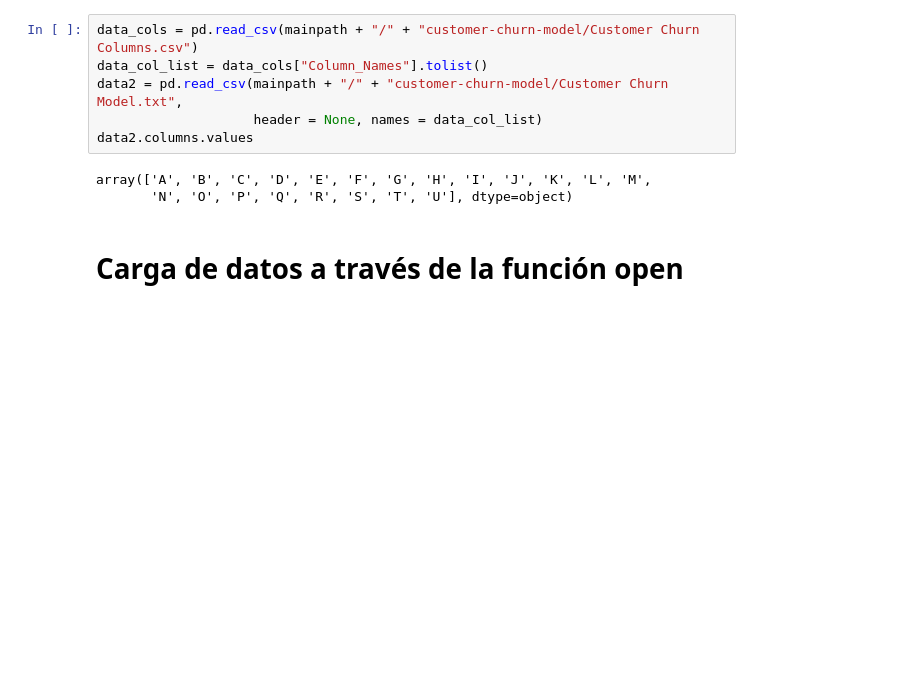
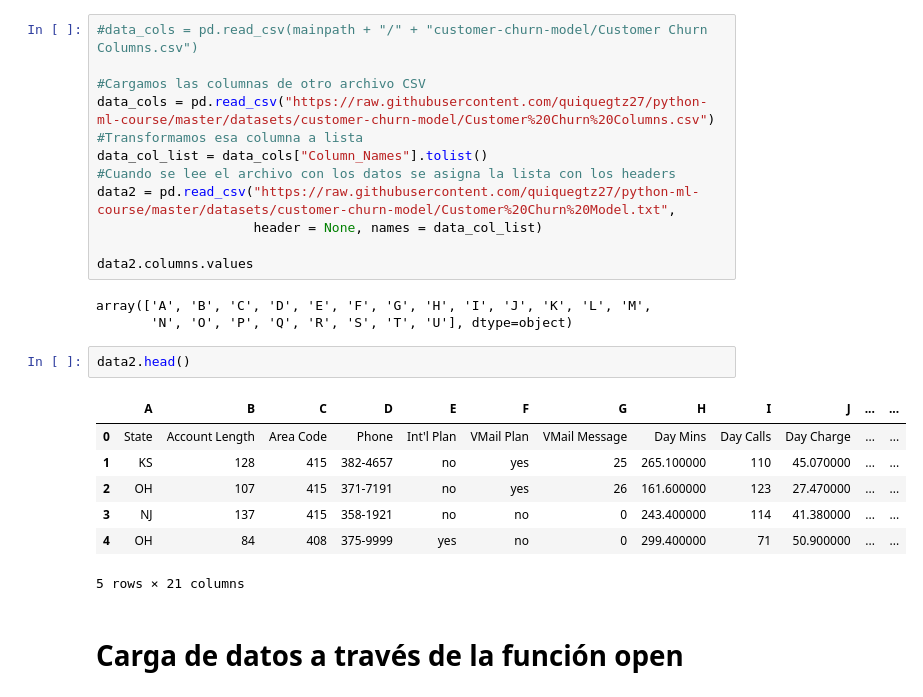
Before and after one commit to quiquegtz27/python-ml-course, a Jupyter notebook: notebooks/T1 - 1 - Data Cleaning - Carga de datos - Colab.ipynb, the cells around one changed output. Drawn from its saved outputs; the diff is of its cells as text; blank space fills up the shorter version.

```diff
--- a/notebooks/T1 - 1 - Data Cleaning - Carga de datos - Colab.ipynb
+++ b/notebooks/T1 - 1 - Data Cleaning - Carga de datos - Colab.ipynb
@@ -66,14 +69,30 @@ array(['State', 'Account Length', 'Area Code', 'Phone', "Int'l Plan",
        'Night Calls', 'Night Charge', 'Intl Mins', 'Intl Calls',
        'Intl Charge', 'CustServ Calls', 'Churn?'], dtype=object)
 # %%
-data_cols = pd.read_csv(mainpath + "/" + "customer-churn-model/Customer Churn Columns.csv")
+#data_cols = pd.read_csv(mainpath + "/" + "customer-churn-model/Customer Churn Columns.csv")
+
+#Cargamos las columnas de otro archivo CSV
+data_cols = pd.read_csv("https://raw.githubusercontent.com/quiquegtz27/python-ml-course/master/datasets/customer-churn-model/Customer%20Churn%20Columns.csv")
+#Transformamos esa columna a lista
 data_col_list = data_cols["Column_Names"].tolist()
-data2 = pd.read_csv(mainpath + "/" + "customer-churn-model/Customer Churn Model.txt",
+#Cuando se lee el archivo con los datos se asigna la lista con los headers
+data2 = pd.read_csv("https://raw.githubusercontent.com/quiquegtz27/python-ml-course/master/datasets/customer-churn-model/Customer%20Churn%20Model.txt",
                     header = None, names = data_col_list)
+
 data2.columns.values
 # %% [output]
 array(['A', 'B', 'C', 'D', 'E', 'F', 'G', 'H', 'I', 'J', 'K', 'L', 'M',
        'N', 'O', 'P', 'Q', 'R', 'S', 'T', 'U'], dtype=object)
+# %%
+data2.head()
+# %% [output]
+|  | A | B | C | D | E | F | G | H | I | J | ... | ... |
+| 0 | State | Account Length | Area Code | Phone | Int'l Plan | VMail Plan | VMail Message | Day Mins | Day Calls | Day Charge | ... | ... |
+| 1 | KS | 128 | 415 | 382-4657 | no | yes | 25 | 265.100000 | 110 | 45.070000 | ... | ... |
+| 2 | OH | 107 | 415 | 371-7191 | no | yes | 26 | 161.600000 | 123 | 27.470000 | ... | ... |
+| 3 | NJ | 137 | 415 | 358-1921 | no | no | 0 | 243.400000 | 114 | 41.380000 | ... | ... |
+| 4 | OH | 84 | 408 | 375-9999 | yes | no | 0 | 299.400000 | 71 | 50.900000 | ... | ... |
+5 rows × 21 columns
 # %% [markdown]
 # Carga de datos a través de la función open
 # %%
```
Also changed, not shown: parts of 2 cells of this notebook.
